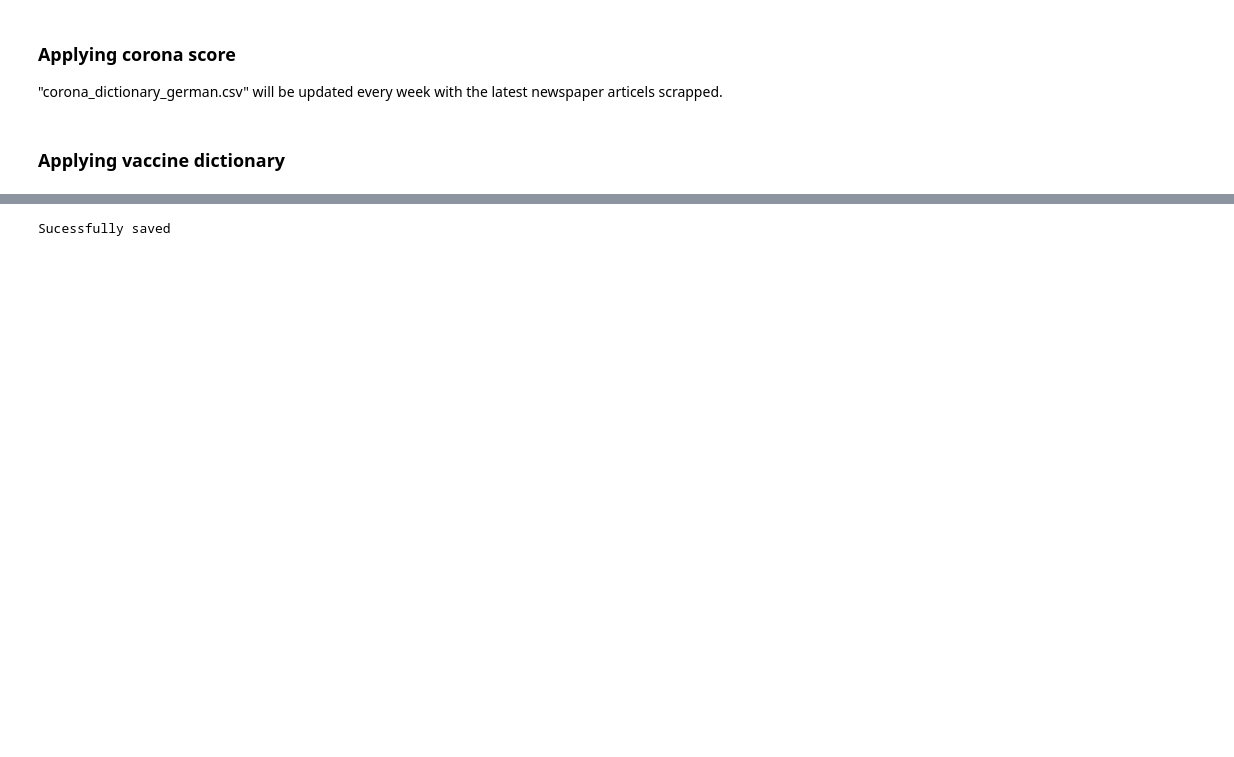
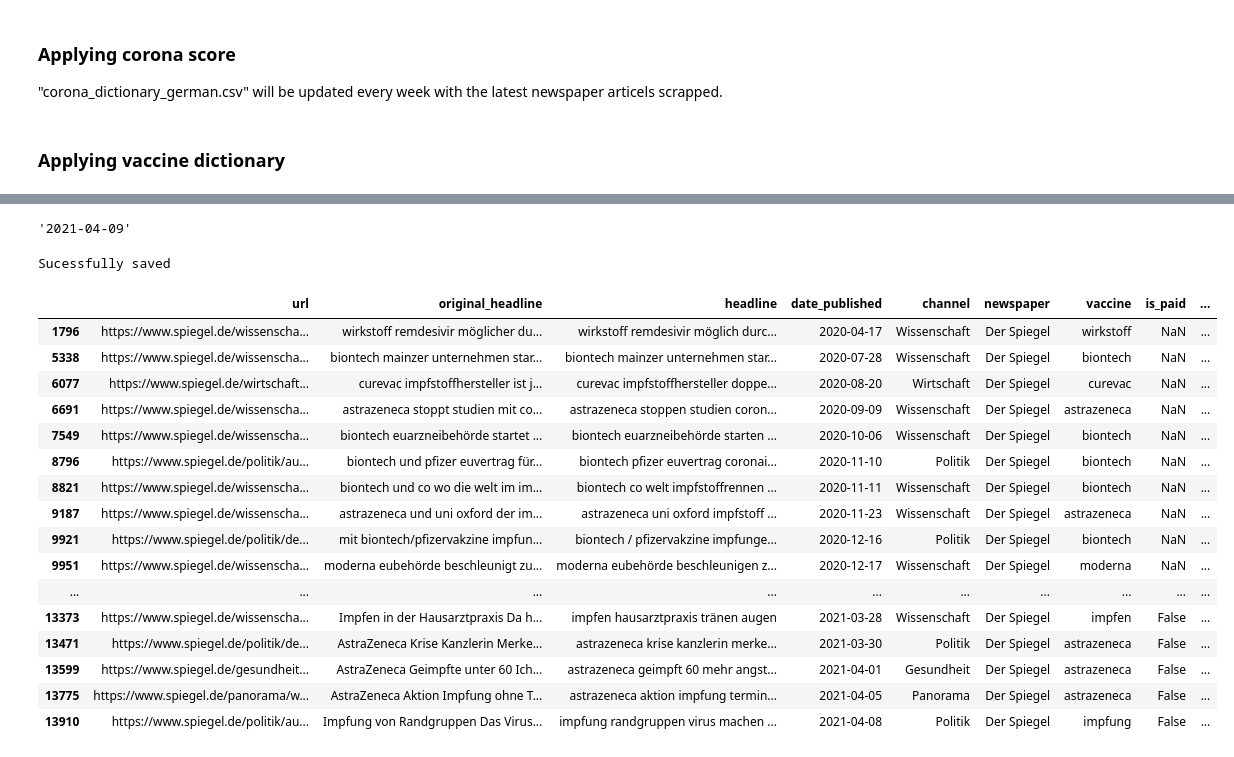
Before and after one commit to jw15667/vaccine_sentiment, a Jupyter notebook: german/Automated Web Scraping | SPIEGEL.ipynb, the cells around one changed output, grey strips where cells are left out. Cells and saved outputs as stored; diff of their text form; code cells hidden in the pictures; blank space fills up the shorter version.

Commit message:
adding vaccine df saving

```diff
--- a/german/Automated Web Scraping | SPIEGEL.ipynb
+++ b/german/Automated Web Scraping | SPIEGEL.ipynb
@@ -208,3 +233,6 @@ After deleting channel 'Sport':  (1490, 7)
+# %%
+spiegel=pd.concat([spiegel_old, spiegel], ignore_index=True)
+#spiegel
 # %% [markdown]
 ### Applying corona score
 
@@ -239,10 +267,14 @@ def corona_related(x):
 spiegel["corona_score"]=spiegel["headline"].apply(lambda x: corona_related(x))
 # %%
 spiegel=spiegel[spiegel["corona_score"]>0.5]
+# %%
+spiegel.drop_duplicates(inplace=True)
+# %%
+spiegel.reset_index(drop=True, inplace=True)
 # %% [markdown]
 ### Applying vaccine dictionary
 # %%
-vaccine=["impfung","impfstrategie","wirkstoff","biontech","pfizer", "biontech/pfizer","moderna","johnson&johnson", "curevac","astrazeneca","astra-zeneca","oxford","janssen"]
+vaccine=["geimpfte","impfzentrum","impfzentren","impfung","impfen","impfstrategie","wirkstoff","biontech","pfizer", "biontech/pfizer","moderna","johnson&johnson", "curevac","astrazeneca","astra-zeneca","oxford","janssen"]
 
 
 def vaccine_mentioned(x):
@@ -266,7 +304,32 @@ impfung          1
 Name: vaccine, dtype: int64
+# %%
+today
+# %% [output]
+'2021-04-09'
 # %%
 spiegel.to_csv("/Users/carolinvogt/Becoming_Data_Analyst/vaccine_sentiment/german/automated_scraping/spiegel_"+today+".csv")
 
 print("Sucessfully saved")
 # %% [output]
 Sucessfully saved
+# %%
+spiegel_vaccine=spiegel[spiegel["vaccine"]!="n/a"]
+spiegel_vaccine
+# %% [output]
+|  | url | original_headline | headline | date_published | channel | newspaper | vaccine | is_paid | ... |
+| 1796 | https://www.spiegel.de/wissenscha... | wirkstoff remdesivir möglicher du... | wirkstoff remdesivir möglich durc... | 2020-04-17 | Wissenschaft | Der Spiegel | wirkstoff | NaN | ... |
+| 5338 | https://www.spiegel.de/wissenscha... | biontech mainzer unternehmen star... | biontech mainzer unternehmen star... | 2020-07-28 | Wissenschaft | Der Spiegel | biontech | NaN | ... |
+| 6077 | https://www.spiegel.de/wirtschaft... | curevac impfstoffhersteller ist j... | curevac impfstoffhersteller doppe... | 2020-08-20 | Wirtschaft | Der Spiegel | curevac | NaN | ... |
+| 6691 | https://www.spiegel.de/wissenscha... | astrazeneca stoppt studien mit co... | astrazeneca stoppen studien coron... | 2020-09-09 | Wissenschaft | Der Spiegel | astrazeneca | NaN | ... |
+| 7549 | https://www.spiegel.de/wissenscha... | biontech euarzneibehörde startet ... | biontech euarzneibehörde starten ... | 2020-10-06 | Wissenschaft | Der Spiegel | biontech | NaN | ... |
+| 8796 | https://www.spiegel.de/politik/au... | biontech und pfizer euvertrag für... | biontech pfizer euvertrag coronai... | 2020-11-10 | Politik | Der Spiegel | biontech | NaN | ... |
+| 8821 | https://www.spiegel.de/wissenscha... | biontech und co wo die welt im im... | biontech co welt impfstoffrennen ... | 2020-11-11 | Wissenschaft | Der Spiegel | biontech | NaN | ... |
+| 9187 | https://www.spiegel.de/wissenscha... | astrazeneca und uni oxford der im... | astrazeneca uni oxford impfstoff ... | 2020-11-23 | Wissenschaft | Der Spiegel | astrazeneca | NaN | ... |
+| 9921 | https://www.spiegel.de/politik/de... | mit biontech/pfizervakzine impfun... | biontech / pfizervakzine impfunge... | 2020-12-16 | Politik | Der Spiegel | biontech | NaN | ... |
+| 9951 | https://www.spiegel.de/wissenscha... | moderna eubehörde beschleunigt zu... | moderna eubehörde beschleunigen z... | 2020-12-17 | Wissenschaft | Der Spiegel | moderna | NaN | ... |
+| ... | ... | ... | ... | ... | ... | ... | ... | ... | ... |
+| 13373 | https://www.spiegel.de/wissenscha... | Impfen in der Hausarztpraxis Da h... | impfen hausarztpraxis tränen augen | 2021-03-28 | Wissenschaft | Der Spiegel | impfen | False | ... |
+| 13471 | https://www.spiegel.de/politik/de... | AstraZeneca Krise Kanzlerin Merke... | astrazeneca krise kanzlerin merke... | 2021-03-30 | Politik | Der Spiegel | astrazeneca | False | ... |
+| 13599 | https://www.spiegel.de/gesundheit... | AstraZeneca Geimpfte unter 60 Ich... | astrazeneca geimpft 60 mehr angst... | 2021-04-01 | Gesundheit | Der Spiegel | astrazeneca | False | ... |
+| 13775 | https://www.spiegel.de/panorama/w... | AstraZeneca Aktion Impfung ohne T... | astrazeneca aktion impfung termin... | 2021-04-05 | Panorama | Der Spiegel | astrazeneca | False | ... |
+| 13910 | https://www.spiegel.de/politik/au... | Impfung von Randgruppen Das Virus... | impfung randgruppen virus machen ... | 2021-04-08 | Politik | Der Spiegel | impfung | False | ... |
```
Also changed, not shown: parts of 4 cells of this notebook, 4 other files.
